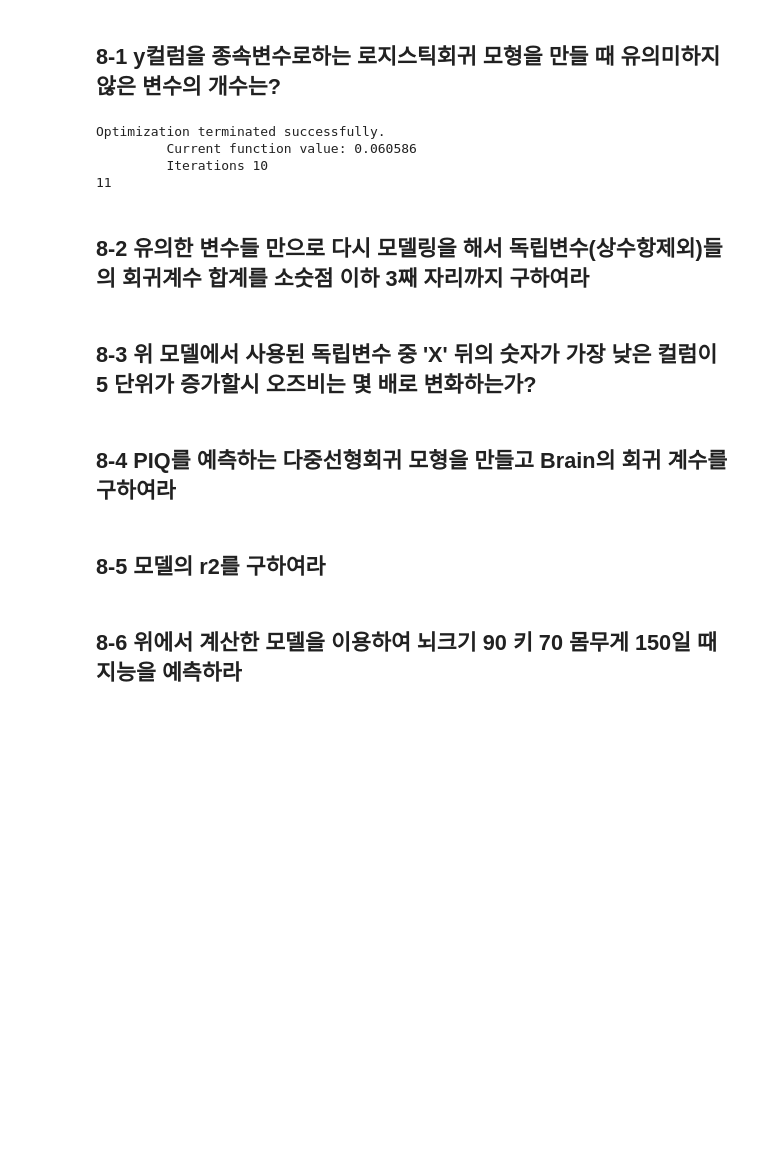
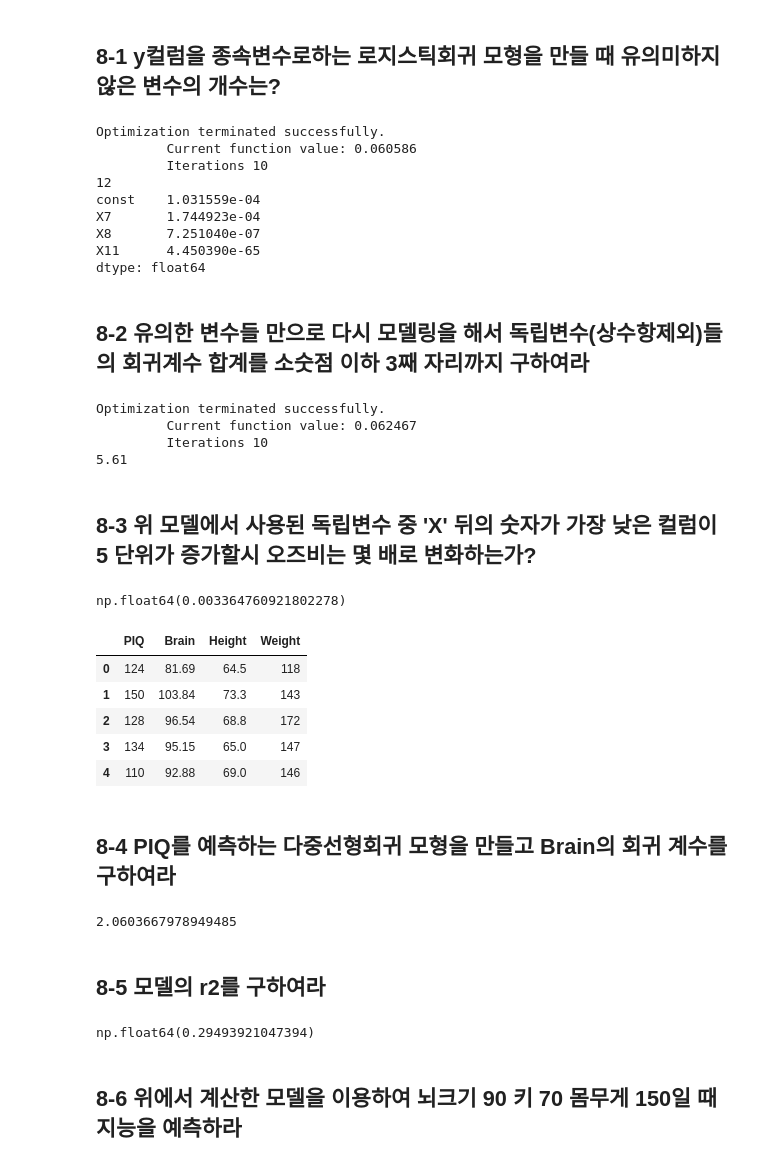
Before and after one commit to hyeonnnho/Big-Data-Analysis-Professional, a Jupyter notebook: 강의/3유형.ipynb, the cells around one changed output. Cells and saved outputs as stored; diff of their text form; code cells hidden in the pictures; blank space fills up the shorter version.

```diff
--- a/강의/3유형.ipynb
+++ b/강의/3유형.ipynb
@@ -581,20 +584,77 @@ y = df['Y']
 import statsmodels.api as sm
 x = sm.add_constant(x)
 model = sm.Logit(y, x).fit()
-print(((model.pvalues >= 0.05)).value_counts().values[0]-1)
-# print(model.summary())
+# print(((model.pvalues >= 0.05)).value_counts().values[0])
+print(model.pvalues[model.pvalues >= 0.05].shape[0])
+print(model.pvalues[model.pvalues < 0.05])
 # %% [output]
 Optimization terminated successfully.
          Current function value: 0.060586
          Iterations 10
-11
+12
+const    1.031559e-04
+X7       1.744923e-04
+X8       7.251040e-07
+X11      4.450390e-65
+dtype: float64
 # %% [markdown]
 ## 8-2 유의한 변수들 만으로 다시 모델링을 해서 독립변수(상수항제외)들의 회귀계수 합계를 소숫점 이하 3째 자리까지 구하여라
+# %%
+df =pd.read_csv('https://raw.githubusercontent.com/Datamanim/datarepo/main/data/14.csv')
+x = df[['X7', 'X8', 'X11']]
+y = df['Y']
+
+import statsmodels.api as sm
+x = sm.add_constant(x)
+model = sm.Logit(y, x).fit()
+# print((model.pvalues.sort_values() <= 0.05))
+print(round(model.params[1:].sum(), 3))
+# %% [output]
+Optimization terminated successfully.
+         Current function value: 0.062467
+         Iterations 10
+5.61
 # %% [markdown]
 ## 8-3 위 모델에서 사용된 독립변수 중 'X' 뒤의 숫자가 가장 낮은 컬럼이 5 단위가 증가할시 오즈비는 몇 배로 변화하는가?
+# %%
+import numpy as np
+odd = np.exp(model.params['X7']*5)
+odd
+# print(model.params['X7'])
+# %% [output]
+np.float64(0.003364760921802278)
+# %%
+import pandas as pd
+df =pd.read_csv('https://raw.githubusercontent.com/Datamanim/datarepo/main/data/15.csv')
+df.head()
+# %% [output]
+|  | PIQ | Brain | Height | Weight |
+| 0 | 124 | 81.69 | 64.5 | 118 |
+| 1 | 150 | 103.84 | 73.3 | 143 |
+| 2 | 128 | 96.54 | 68.8 | 172 |
+| 3 | 134 | 95.15 | 65.0 | 147 |
+| 4 | 110 | 92.88 | 69.0 | 146 |
 # %% [markdown]
 ## 8-4 PIQ를 예측하는 다중선형회귀 모형을 만들고 Brain의 회귀 계수를 구하여라
+# %%
+import statsmodels.api as sm
+x = df.drop(columns='PIQ')
+y = df['PIQ']
+
+x = sm.add_constant(x)
+model = sm.OLS(y, x).fit()
+print(model.params['Brain'])
+# %% [output]
+2.0603667978949485
 # %% [markdown]
 ## 8-5 모델의 r2를 구하여라
+# %%
+# from sklearn.metrics import r2_score
+# y_pred = model.predict(x)
+# r2 = r2_score(y, y_pred)
+# r2
+model.rsquared
+# %% [output]
+np.float64(0.29493921047394)
 # %% [markdown]
 ## 8-6 위에서 계산한 모델을 이용하여 뇌크기 90 키 70 몸무게 150일 때 지능을 예측하라
```
Also changed, not shown: parts of 5 cells of this notebook.
